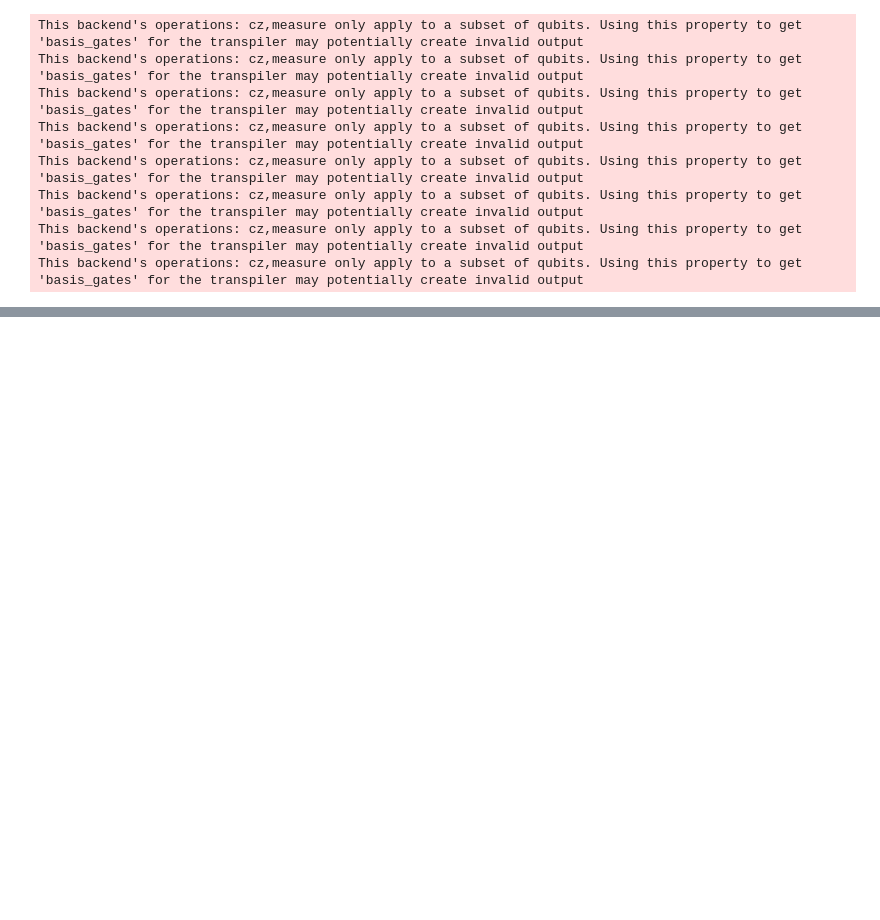
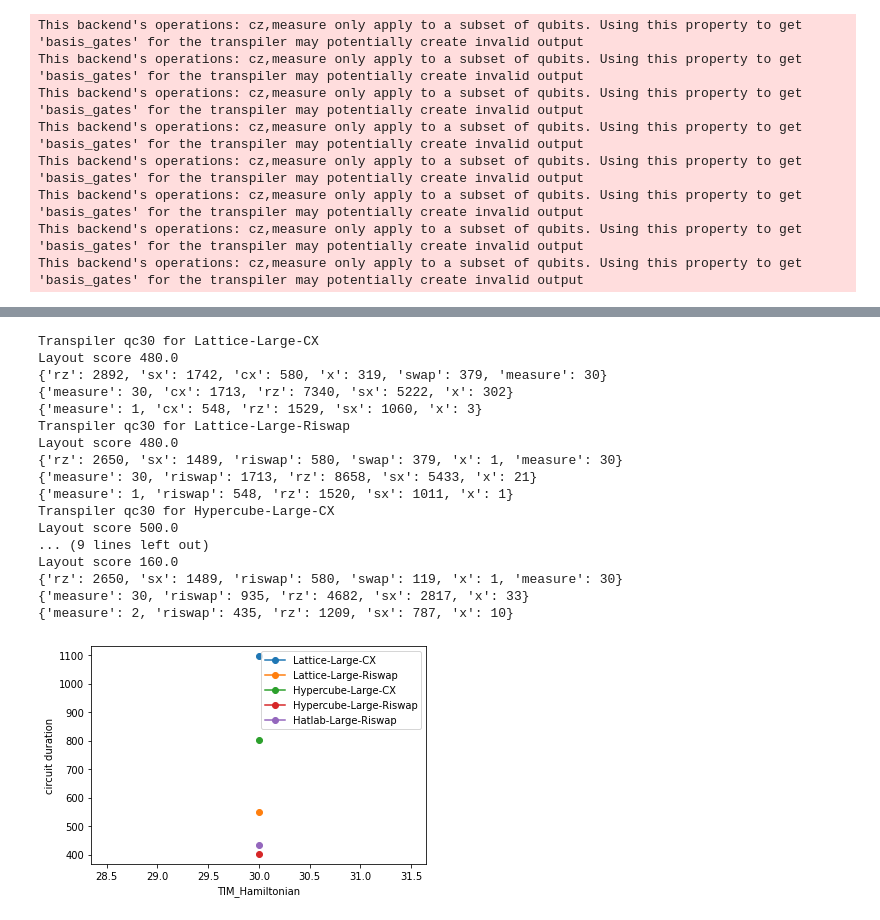
Before and after one commit to Pitt-JonesLab/clonk_transpilation, a Jupyter notebook: benchmark_suite/main.ipynb, the cells around one changed output, grey strips where cells are left out. Saved outputs shown, nothing was run; the diff lists cells and outputs as text; code cells hidden in the pictures; blank space fills up the shorter version.

```diff
--- a/benchmark_suite/main.ipynb
+++ b/benchmark_suite/main.ipynb
@@ -175,0 +224,23 @@ def benchmark(backends, circuit_generator, q_range=None):
+# %%
+circuit_gen = circuits["TIM_Hamiltonian"]
+#with critical path turned off
+benchmark(backends=large_backends, circuit_generator=circuit_gen, q_range=[30])
+# %% [output]
+Transpiler qc30 for Lattice-Large-CX
+Layout score 480.0
+{'rz': 2892, 'sx': 1742, 'cx': 580, 'x': 319, 'swap': 379, 'measure': 30}
+{'measure': 30, 'cx': 1713, 'rz': 7340, 'sx': 5222, 'x': 302}
+{'measure': 1, 'cx': 548, 'rz': 1529, 'sx': 1060, 'x': 3}
+Transpiler qc30 for Lattice-Large-Riswap
+Layout score 480.0
+{'rz': 2650, 'sx': 1489, 'riswap': 580, 'swap': 379, 'x': 1, 'measure': 30}
+{'measure': 30, 'riswap': 1713, 'rz': 8658, 'sx': 5433, 'x': 21}
+{'measure': 1, 'riswap': 548, 'rz': 1520, 'sx': 1011, 'x': 1}
+Transpiler qc30 for Hypercube-Large-CX
+Layout score 500.0
+... (9 lines left out)
+Layout score 160.0
+{'rz': 2650, 'sx': 1489, 'riswap': 580, 'swap': 119, 'x': 1, 'measure': 30}
+{'measure': 30, 'riswap': 935, 'rz': 4682, 'sx': 2817, 'x': 33}
+{'measure': 2, 'riswap': 435, 'rz': 1209, 'sx': 787, 'x': 10}
+[figure, added]
```
Also changed, not shown: parts of 14 cells of this notebook, 18 other files.
